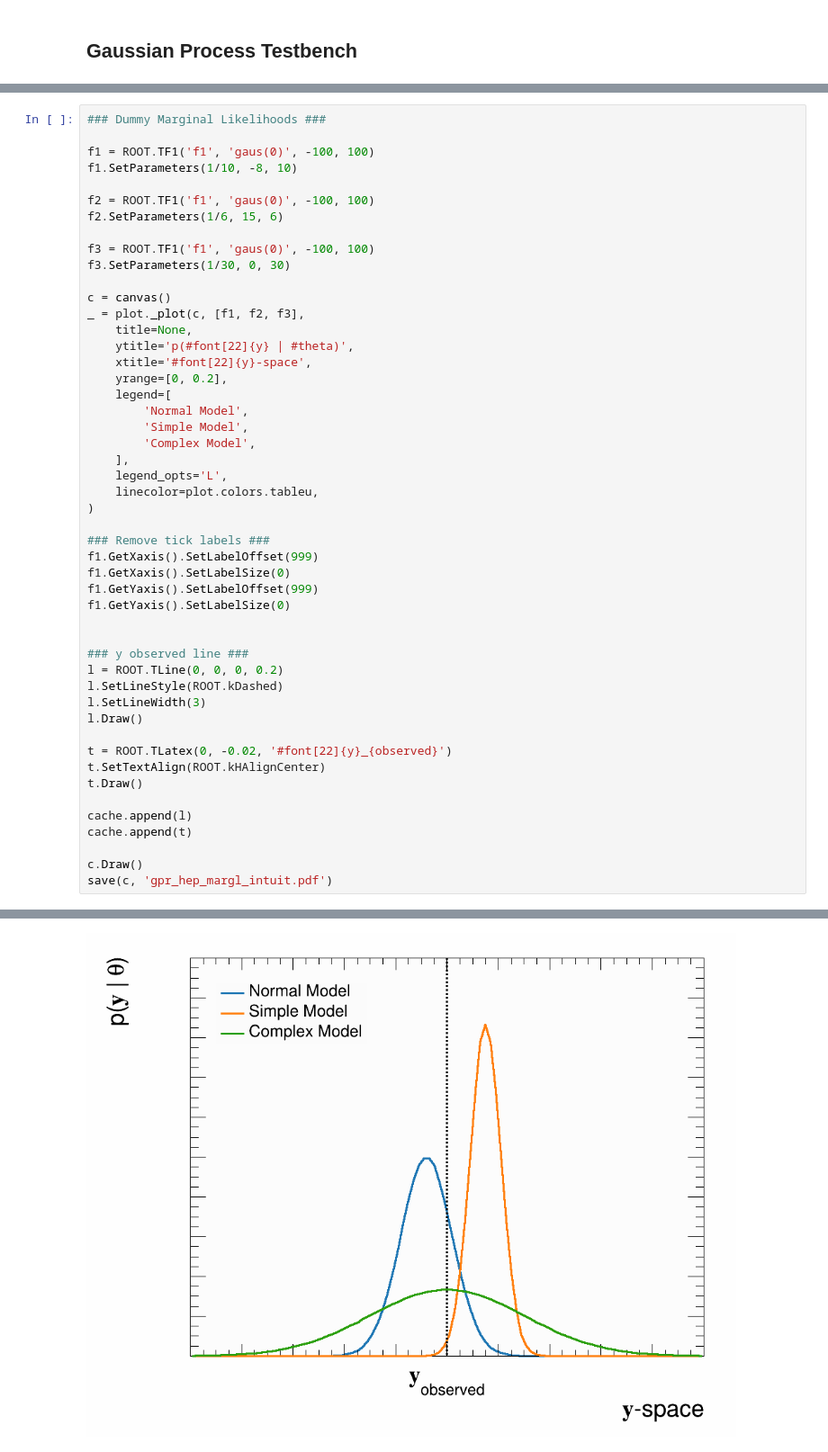
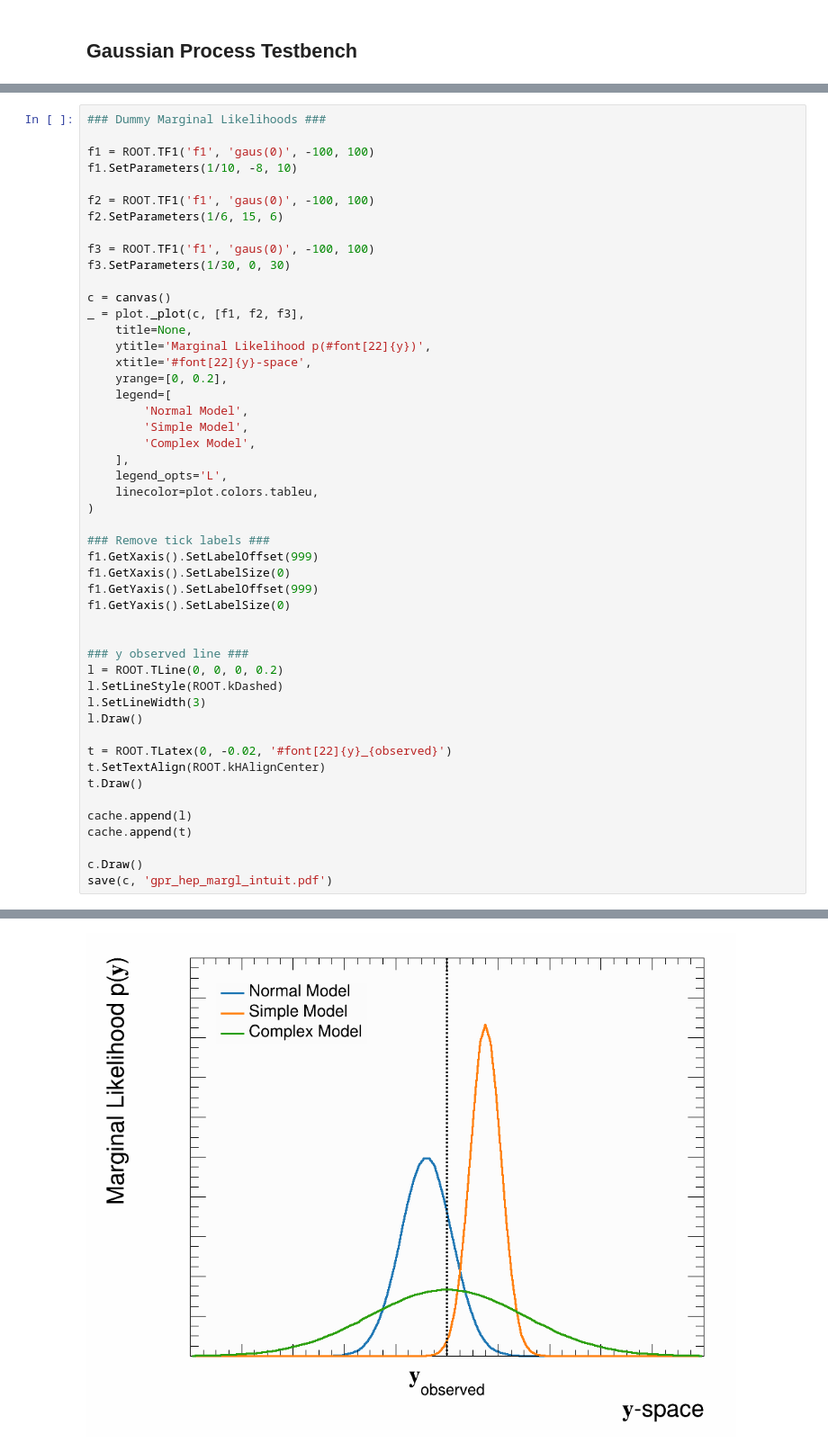
Before and after one commit to riley-x/GaussianProcessExample, a Jupyter notebook: hep.ipynb, the cells around one changed output, grey strips where cells are left out. Shown at 90% size. Cells and saved outputs as stored; diff of their text form.

```diff
--- a/hep.ipynb
+++ b/hep.ipynb
@@ -509,7 +539,7 @@ f3.SetParameters(1/30, 0, 30)
 c = canvas()
 _ = plot._plot(c, [f1, f2, f3],
     title=None,
-    ytitle='p(#font[22]{y} | #theta)',
+    ytitle='Marginal Likelihood p(#font[22]{y})',
     xtitle='#font[22]{y}-space',
     yrange=[0, 0.2],
     legend=[
@@ -519,31 +549,31 @@ _ = plot._plot(c, [f1, f2, f3],
     ],
     legend_opts='L',
     linecolor=plot.colors.tableu,
 )
 
 ### Remove tick labels ###
 f1.GetXaxis().SetLabelOffset(999)
 f1.GetXaxis().SetLabelSize(0)
 f1.GetYaxis().SetLabelOffset(999)
 f1.GetYaxis().SetLabelSize(0)
 
 
 ### y observed line ###
 l = ROOT.TLine(0, 0, 0, 0.2)
 l.SetLineStyle(ROOT.kDashed)
 l.SetLineWidth(3)
 l.Draw()
 
 t = ROOT.TLatex(0, -0.02, '#font[22]{y}_{observed}')
 t.SetTextAlign(ROOT.kHAlignCenter)
 t.Draw()
 
 cache.append(l)
 cache.append(t)
 
 c.Draw()
 save(c, 'gpr_hep_margl_intuit.pdf')
 # %% [output]
 Warning in <TCanvas::Constructor>: Deleting canvas with same name: c
 Info in <TCanvas::Print>: pdf file ../../../CERN/Presentations/Images/gpr_hep_margl_intuit.pdf has been created
-[figure, old version]
+[figure, new version]
```
Also changed, not shown: parts of 3 cells of this notebook.
